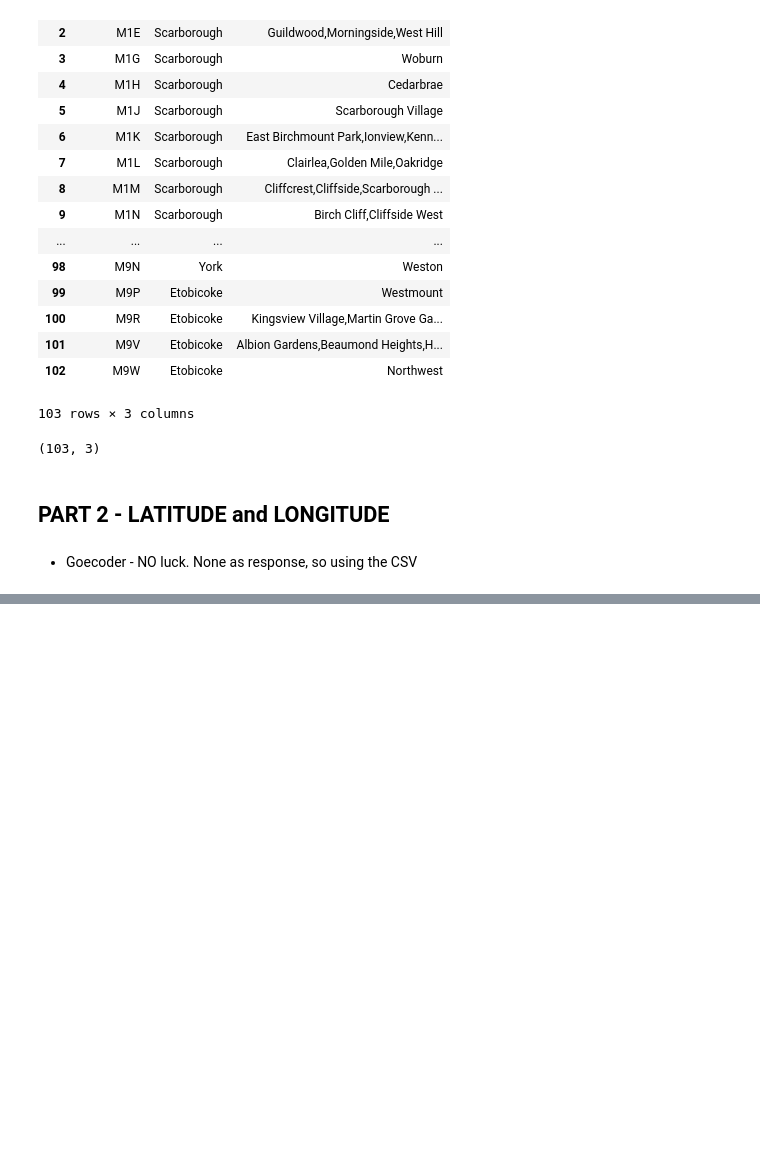
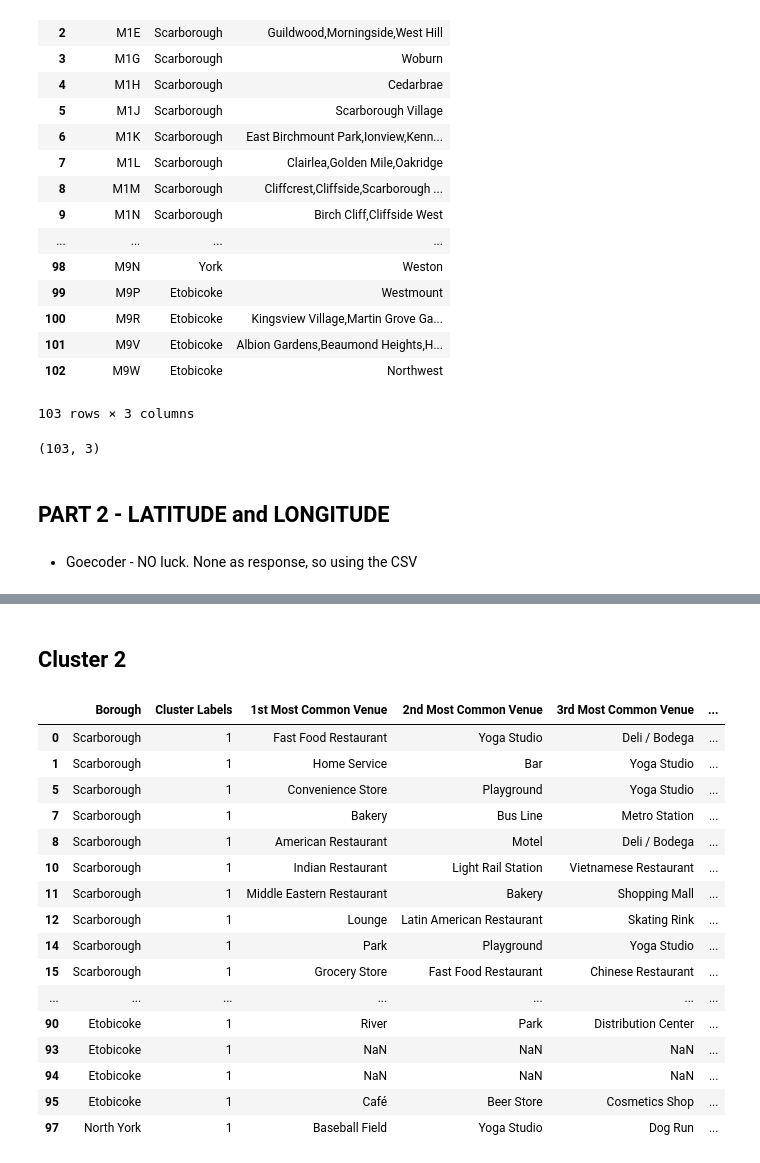
Before and after one commit to AbhiSinha0987/Capstone, a Jupyter notebook: Neighbourhood Toronto_week3.ipynb, the cells around one changed output, grey strips where cells are left out. Saved outputs shown, nothing was run; the diff lists cells and outputs as text; code cells hidden in the pictures; blank space fills up the shorter version.

```diff
--- a/Neighbourhood Toronto_week3.ipynb
+++ b/Neighbourhood Toronto_week3.ipynb
@@ -184,0 +676,23 @@ merged_df
+# %% [markdown]
+## Cluster 2
+# %%
+## Cluster 2
+toronto_merged.loc[toronto_merged['Cluster Labels'] == 1, toronto_merged.columns[[1] + list(range(5, toronto_merged.shape[1]))]]
+# %% [output]
+|  | Borough | Cluster Labels | 1st Most Common Venue | 2nd Most Common Venue | 3rd Most Common Venue | ... |
+| 0 | Scarborough | 1 | Fast Food Restaurant | Yoga Studio | Deli / Bodega | ... |
+| 1 | Scarborough | 1 | Home Service | Bar | Yoga Studio | ... |
+| 5 | Scarborough | 1 | Convenience Store | Playground | Yoga Studio | ... |
+| 7 | Scarborough | 1 | Bakery | Bus Line | Metro Station | ... |
+| 8 | Scarborough | 1 | American Restaurant | Motel | Deli / Bodega | ... |
+| 10 | Scarborough | 1 | Indian Restaurant | Light Rail Station | Vietnamese Restaurant | ... |
+| 11 | Scarborough | 1 | Middle Eastern Restaurant | Bakery | Shopping Mall | ... |
+| 12 | Scarborough | 1 | Lounge | Latin American Restaurant | Skating Rink | ... |
+| 14 | Scarborough | 1 | Park | Playground | Yoga Studio | ... |
+| 15 | Scarborough | 1 | Grocery Store | Fast Food Restaurant | Chinese Restaurant | ... |
+| ... | ... | ... | ... | ... | ... | ... |
+| 90 | Etobicoke | 1 | River | Park | Distribution Center | ... |
+| 93 | Etobicoke | 1 | NaN | NaN | NaN | ... |
+| 94 | Etobicoke | 1 | NaN | NaN | NaN | ... |
+| 95 | Etobicoke | 1 | Café | Beer Store | Cosmetics Shop | ... |
+| 97 | North York | 1 | Baseball Field | Yoga Studio | Dog Run | ... |
```
Also changed, not shown: parts of 38 cells of this notebook.
